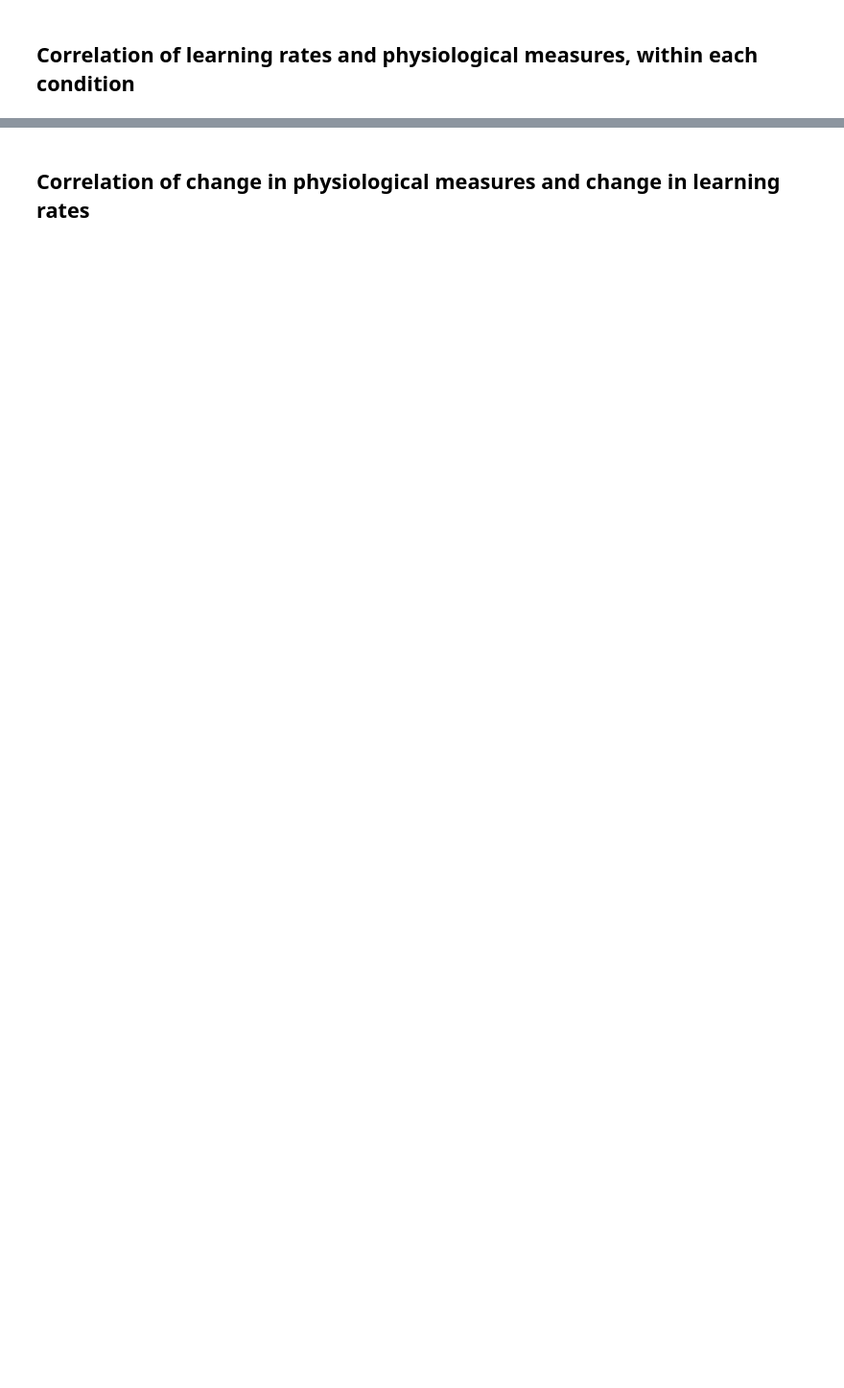
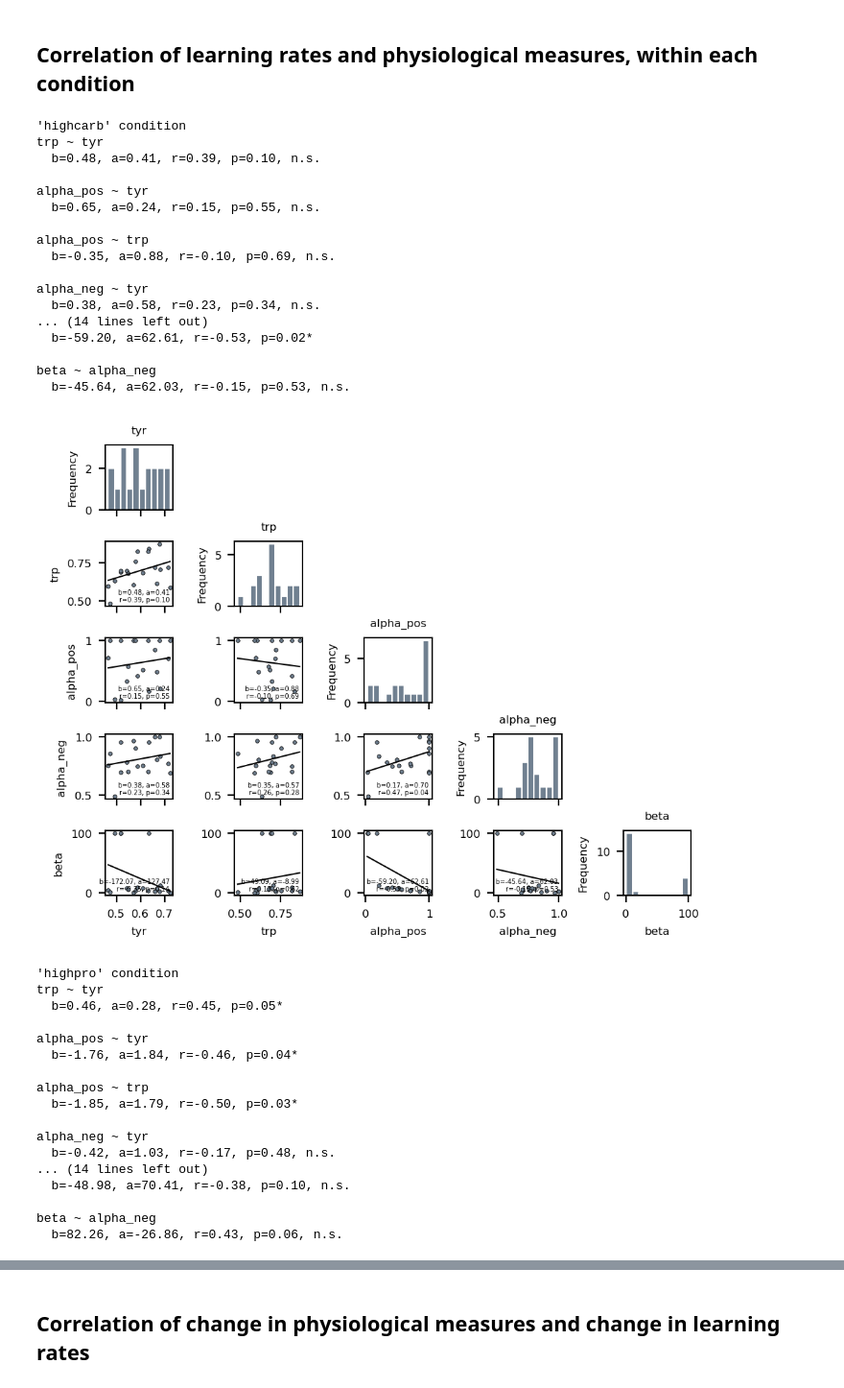
Before and after one commit to moltaire/rl, a Jupyter notebook: Park-Lab_RWpn_fit.ipynb, the cells around one changed output, grey strips where cells are left out. Shown at 96% size. Saved outputs shown, nothing was run; the diff lists cells and outputs as text; code cells hidden in the pictures; blank space fills up the shorter version.

```diff
--- a/Park-Lab_RWpn_fit.ipynb
+++ b/Park-Lab_RWpn_fit.ipynb
@@ -457,2 +535,44 @@ pairplot(df[["tyr", "trp", "alpha_pos", "alpha_neg", "beta"]].dropna());
 # %% [markdown]
 ## Correlation of learning rates and physiological measures, within each condition
+# %%
+for condition in ["highcarb", "highpro"]:
+    print(f"'{condition}' condition")
+    df_c = df.loc[df["condition"] == condition]
+    pairplot(df_c[["tyr", "trp", "alpha_pos", "alpha_neg", "beta"]].dropna())
+    plt.show()
+# %% [output]
+'highcarb' condition
+trp ~ tyr
+  b=0.48, a=0.41, r=0.39, p=0.10, n.s.
+
+alpha_pos ~ tyr
+  b=0.65, a=0.24, r=0.15, p=0.55, n.s.
+
+alpha_pos ~ trp
+  b=-0.35, a=0.88, r=-0.10, p=0.69, n.s.
+
+alpha_neg ~ tyr
+  b=0.38, a=0.58, r=0.23, p=0.34, n.s.
+... (14 lines left out)
+  b=-59.20, a=62.61, r=-0.53, p=0.02*
+
+beta ~ alpha_neg
+  b=-45.64, a=62.03, r=-0.15, p=0.53, n.s.
+[figure, added]
+'highpro' condition
+trp ~ tyr
+  b=0.46, a=0.28, r=0.45, p=0.05*
+
+alpha_pos ~ tyr
+  b=-1.76, a=1.84, r=-0.46, p=0.04*
+
+alpha_pos ~ trp
+  b=-1.85, a=1.79, r=-0.50, p=0.03*
+
+alpha_neg ~ tyr
+  b=-0.42, a=1.03, r=-0.17, p=0.48, n.s.
+... (14 lines left out)
+  b=-48.98, a=70.41, r=-0.38, p=0.10, n.s.
+
+beta ~ alpha_neg
+  b=82.26, a=-26.86, r=0.43, p=0.06, n.s.
```
Also changed, not shown: parts of 10 cells of this notebook, 1 other file.
